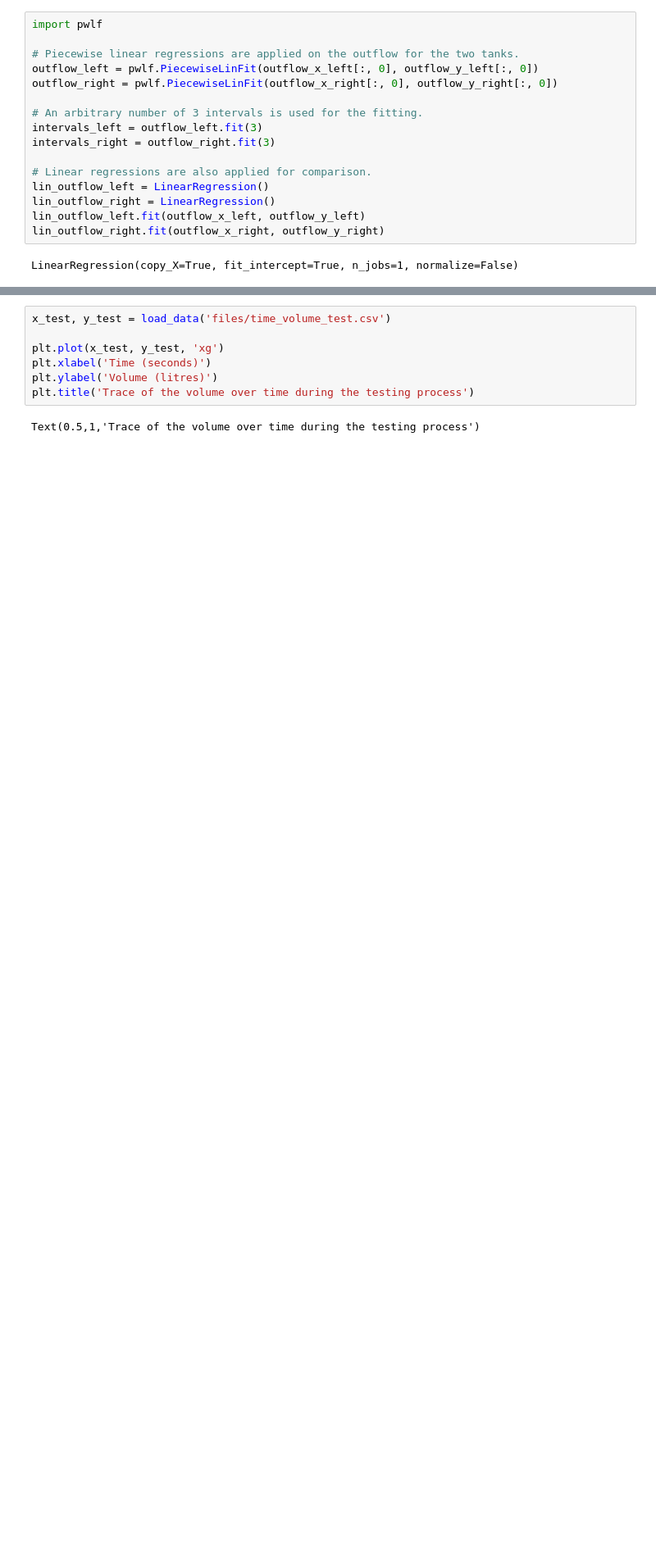
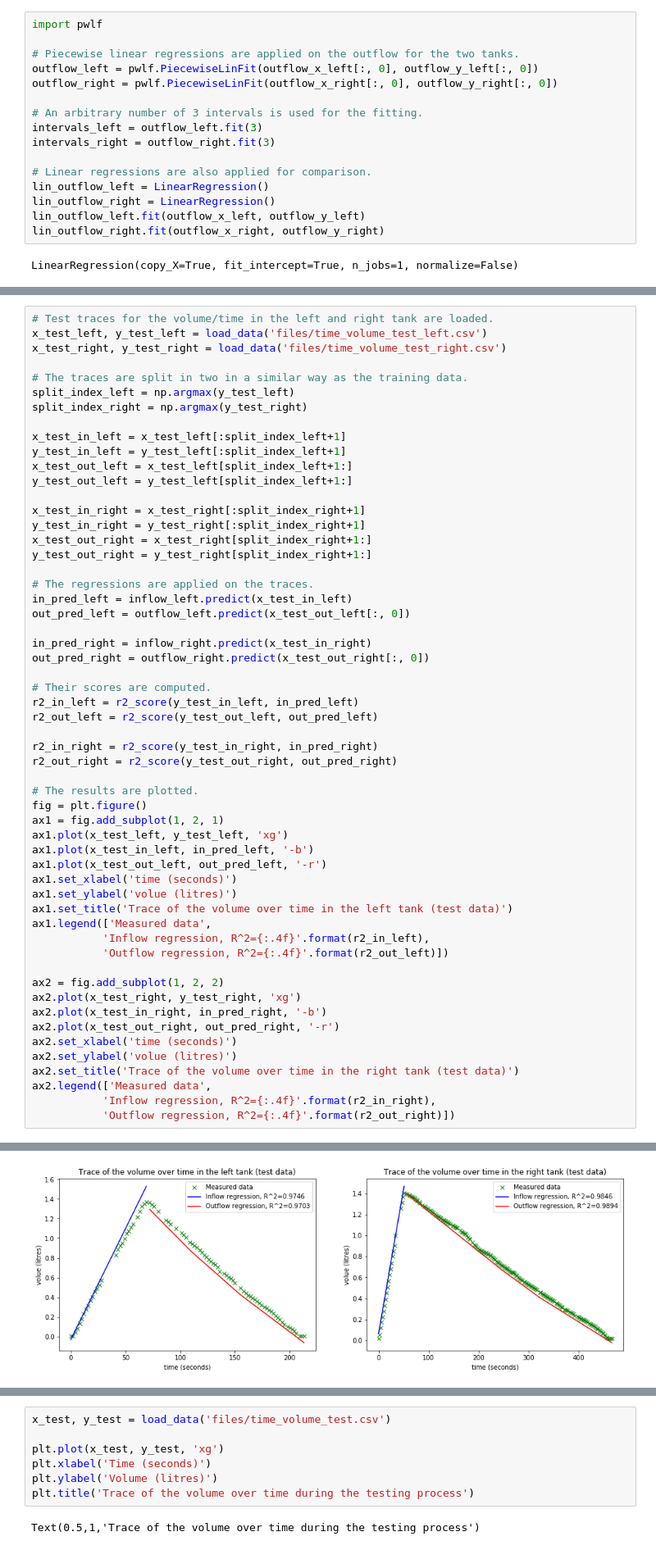
Before and after one commit to crestdsl/CREST, a Jupyter notebook: FlowCalculation.ipynb, the cells around one changed output, grey strips where cells are left out. Shown at 82% size. Saved outputs shown, nothing was run; the diff lists cells and outputs as text; blank space fills up the shorter version.

```diff
--- a/FlowCalculation.ipynb
+++ b/FlowCalculation.ipynb
@@ -331,0 +341,57 @@ Estimated outflow for the right tank:
+# %%
+# Test traces for the volume/time in the left and right tank are loaded.
+x_test_left, y_test_left = load_data('files/time_volume_test_left.csv')
+x_test_right, y_test_right = load_data('files/time_volume_test_right.csv')
+
+# The traces are split in two in a similar way as the training data.
+split_index_left = np.argmax(y_test_left)
+split_index_right = np.argmax(y_test_right)
+
+x_test_in_left = x_test_left[:split_index_left+1]
+y_test_in_left = y_test_left[:split_index_left+1]
+x_test_out_left = x_test_left[split_index_left+1:]
+y_test_out_left = y_test_left[split_index_left+1:]
+
+x_test_in_right = x_test_right[:split_index_right+1]
+y_test_in_right = y_test_right[:split_index_right+1]
+x_test_out_right = x_test_right[split_index_right+1:]
+y_test_out_right = y_test_right[split_index_right+1:]
+
+# The regressions are applied on the traces.
+in_pred_left = inflow_left.predict(x_test_in_left)
+out_pred_left = outflow_left.predict(x_test_out_left[:, 0])
+
+in_pred_right = inflow_right.predict(x_test_in_right)
+out_pred_right = outflow_right.predict(x_test_out_right[:, 0])
+
+# Their scores are computed.
+r2_in_left = r2_score(y_test_in_left, in_pred_left)
+r2_out_left = r2_score(y_test_out_left, out_pred_left)
+
+r2_in_right = r2_score(y_test_in_right, in_pred_right)
+r2_out_right = r2_score(y_test_out_right, out_pred_right)
+
+# The results are plotted.
+fig = plt.figure()
+ax1 = fig.add_subplot(1, 2, 1)
+ax1.plot(x_test_left, y_test_left, 'xg')
+ax1.plot(x_test_in_left, in_pred_left, '-b')
+ax1.plot(x_test_out_left, out_pred_left, '-r')
+ax1.set_xlabel('time (seconds)')
+ax1.set_ylabel('volue (litres)')
+ax1.set_title('Trace of the volume over time in the left tank (test data)')
+ax1.legend(['Measured data',
+           'Inflow regression, R^2={:.4f}'.format(r2_in_left),
+           'Outflow regression, R^2={:.4f}'.format(r2_out_left)])
+
+ax2 = fig.add_subplot(1, 2, 2)
+ax2.plot(x_test_right, y_test_right, 'xg')
+ax2.plot(x_test_in_right, in_pred_right, '-b')
+ax2.plot(x_test_out_right, out_pred_right, '-r')
+ax2.set_xlabel('time (seconds)')
+ax2.set_ylabel('volue (litres)')
+ax2.set_title('Trace of the volume over time in the right tank (test data)')
+ax2.legend(['Measured data',
+           'Inflow regression, R^2={:.4f}'.format(r2_in_right),
+           'Outflow regression, R^2={:.4f}'.format(r2_out_right)])
+# %% [output]
@@ -332,2 +399,3 @@ Estimated outflow for the right tank:
+[figure, added]
 # %% [markdown]
 ## Testing the system
```
Also changed, not shown: parts of 16 cells of this notebook, 3 other files.
